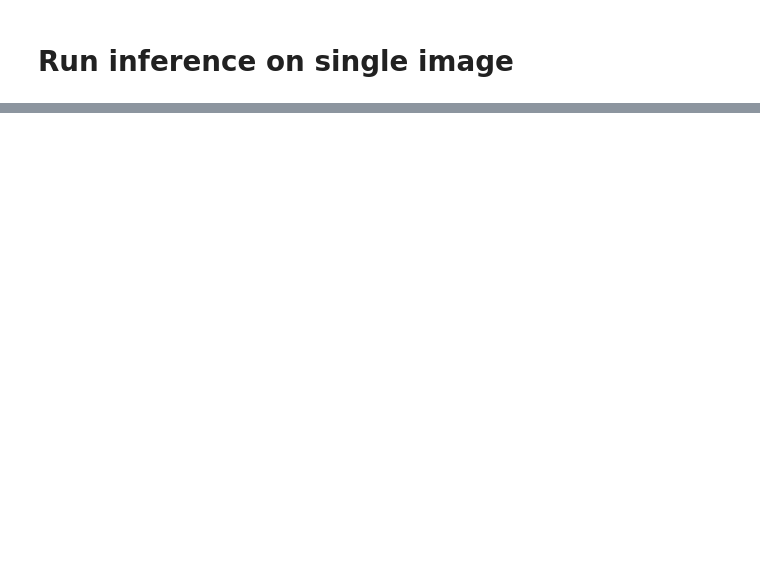
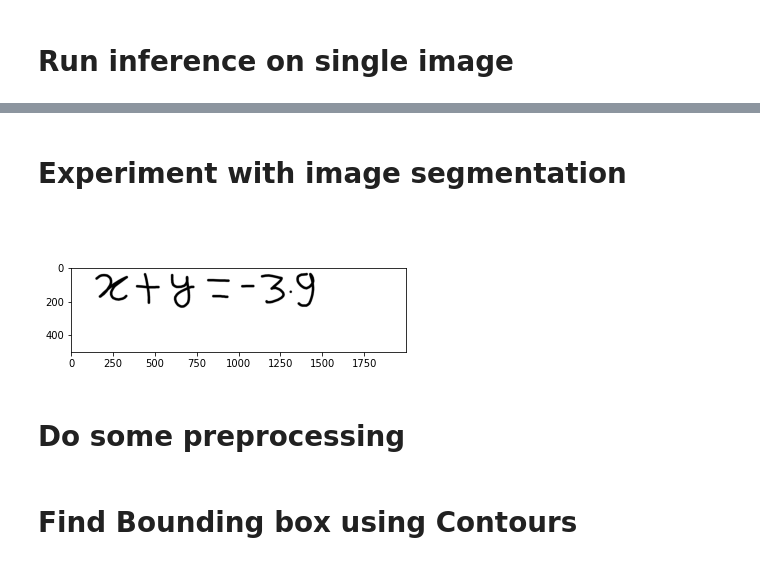
Before and after one commit to Sagyam/HESV-API, a Jupyter notebook: Experiments.ipynb, the cells around one changed output, grey strips where cells are left out. Cells and saved outputs as stored; diff of their text form; code cells hidden in the pictures; blank space fills up the shorter version.

```diff
--- a/Experiments.ipynb
+++ b/Experiments.ipynb
@@ -35,2 +37,23 @@ model = tf.keras.models.load_model("models/19_class.h5")
+# %%
+def show_img(img):
+    plt.imshow(img, cmap='gray', vmin = 0, vmax = 255)
+
+
+def show_images(images, title=''):
+    plt.figure(figsize=(10, 10))
+    for i, image in enumerate(images):
+        plt.subplot(330 + 1 + i)
+        plt.imshow(image)
+        plt.title(title)
+
+
+def show_prediction(image):
+    image = np.expand_dims(image, axis=0)
+    image = image.astype('float32')/255
+
+    predictions = model.predict(image)
+    label = class_names[np.argmax(predictions)]
+    confidence = np.max(predictions)*100
+    return label,confidence
 # %% [markdown]
 # Run inference on single image
@@ -52,5 +65,7 @@ label, confidence
+# %% [markdown]
+# Experiment with image segmentation
 # %% [markdown]
 #
 # %%
 img_path = '/home/sagyam/Desktop/test.png'
-image = cv2.imread(img_path)
+image = cv.imread(img_path)
@@ -62,0 +72,6 @@ symbols = []
+# %%
+show_img(image)
+# %% [output]
+[figure, added]
+# %% [markdown]
+# Do some preprocessing
@@ -63 +82,3 @@ symbols = []
+# %% [markdown]
+# Find Bounding box using Contours
 # %%
```
Also changed, not shown: parts of 26 cells of this notebook, 2 other files.
